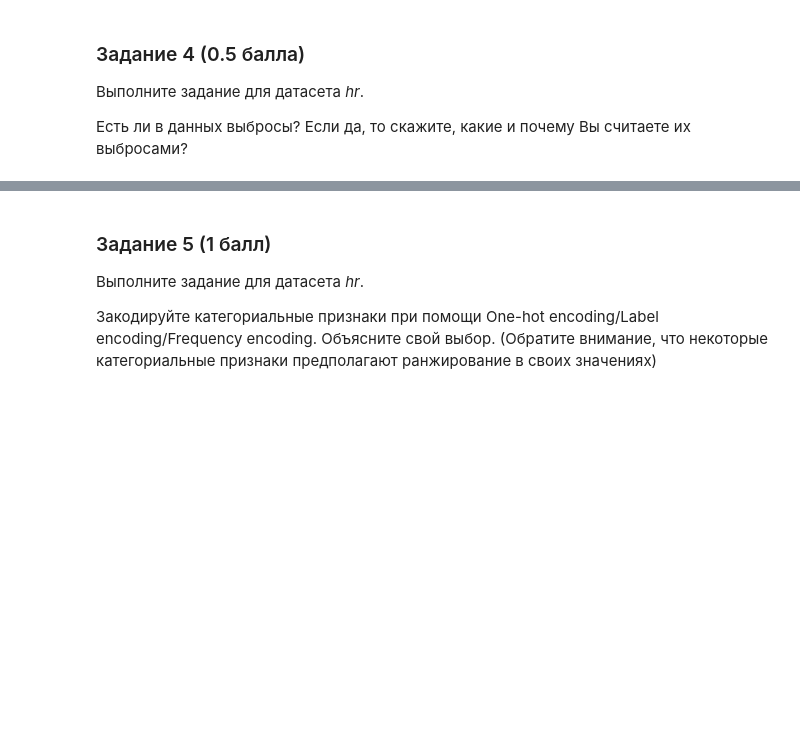
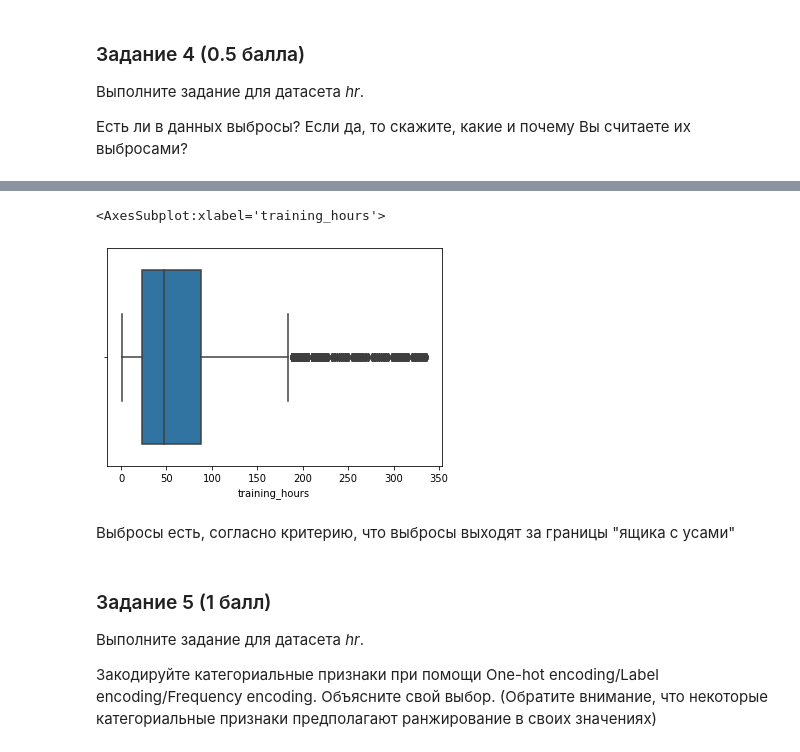
Before and after one commit to rustbas/MachineLearningHW, a Jupyter notebook: HW1/HW_EDA.ipynb, the cells around one changed output, grey strips where cells are left out. Drawn from its saved outputs; the diff is of its cells as text; code cells hidden in the pictures; blank space fills up the shorter version.

```diff
--- a/HW1/HW_EDA.ipynb
+++ b/HW1/HW_EDA.ipynb
@@ -252,3 +444,10 @@ _Ваш ответ_
+# %%
+sns.boxplot(x = X_hr['training_hours'])
+# %% [output]
+<AxesSubplot:xlabel='training_hours'>
+[figure, added]
+# %% [markdown]
+Выбросы есть, согласно критерию, что выбросы выходят за границы "ящика с усами"
 # %% [markdown]
 ### Задание  5 (1 балл)
 Выполните задание для датасета _hr_.
```
Also changed, not shown: parts of 59 cells of this notebook, 58 other files.
